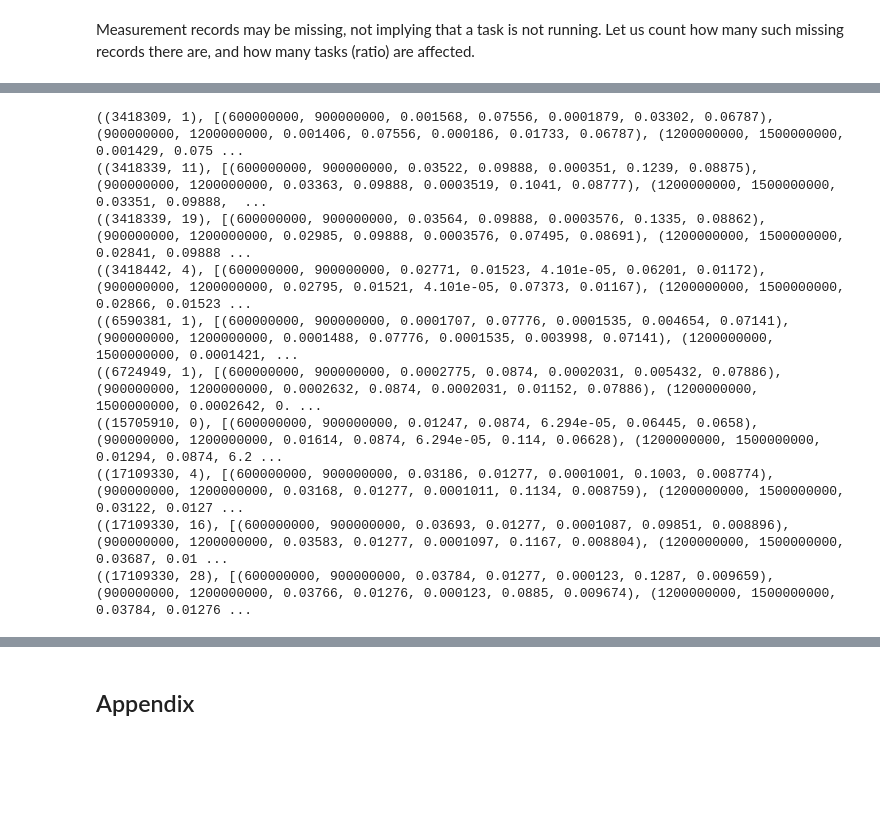
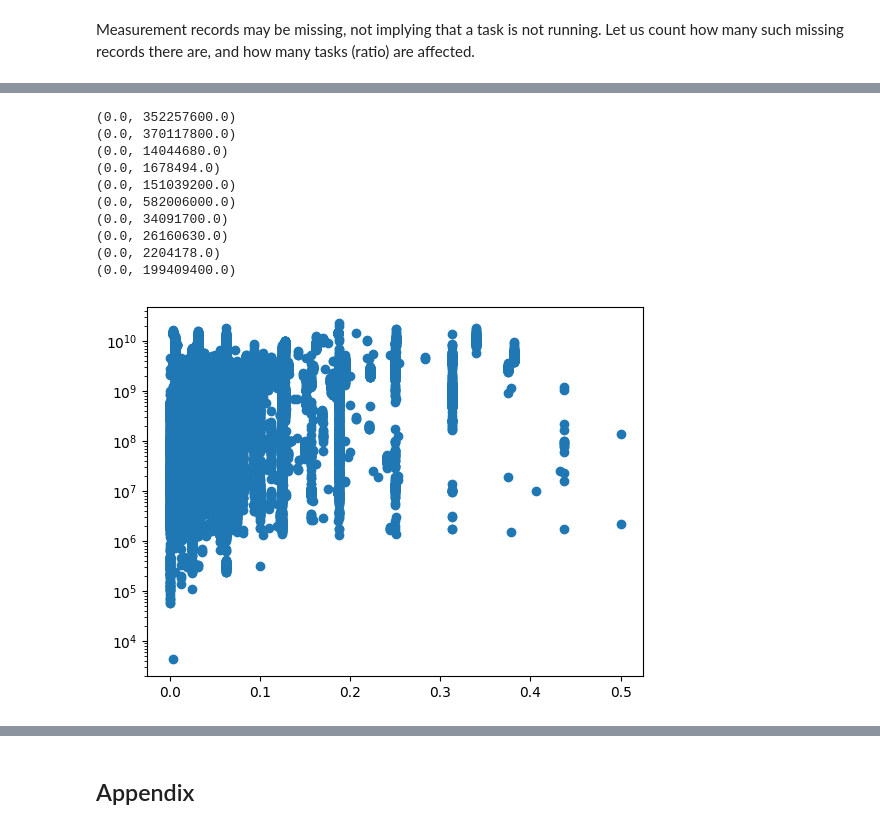
Before and after one commit to EltRnl/SparkProject, a Jupyter notebook: src/rough_exploration.ipynb, the cells around one changed output, grey strips where cells are left out. Saved outputs shown, nothing was run; the diff lists cells and outputs as text; code cells hidden in the pictures; blank space fills up the shorter version.

```diff
--- a/src/rough_exploration.ipynb
+++ b/src/rough_exploration.ipynb
@@ -440,3 +345,11 @@ As some tasks made more than one resource request in their lifetime, we need to
+# %%
+cpu_requests = task_events \
+    .filter(lambda event: task_events_get['CPU request'](event) is not None and task_events_get['event type'](event) == 0) \
+    .map(lambda event: ((task_events_get['job ID'](event), task_events_get['task index'](event)),
+        task_events_get['CPU request'](event))) \
+    .reduceByKey(lambda cpu1, cpu2: cpu1 if cpu1 == cpu2 else None) \
+    .filter(lambda event: event[1] is not None) \
+    .cache()
 # %% [markdown]
 ### Resource usage table
 
@@ -490,14 +403,36 @@ There are 179427 tasks for which we have resource consumption data.
 # %%
-for entry in resources_per_task.take(10):
-    print(entry)
+for entry in resources_per_task.take(1):
+    print(entry[0])
+    # print(entry[1])
+    for x in entry[1]:
+        print(x)
-# %% [output]
-((3418309, 1), [(600000000, 900000000, 0.001568, 0.07556, 0.0001879, 0.03302, 0.06787), (900000000, 1200000000, 0.001406, 0.07556, 0.000186, 0.01733, 0.06787), (1200000000, 1500000000, 0.001429, 0.075 ...
-((3418339, 11), [(600000000, 900000000, 0.03522, 0.09888, 0.000351, 0.1239, 0.08875), (900000000, 1200000000, 0.03363, 0.09888, 0.0003519, 0.1041, 0.08777), (1200000000, 1500000000, 0.03351, 0.09888,  ...
-((3418339, 19), [(600000000, 900000000, 0.03564, 0.09888, 0.0003576, 0.1335, 0.08862), (900000000, 1200000000, 0.02985, 0.09888, 0.0003576, 0.07495, 0.08691), (1200000000, 1500000000, 0.02841, 0.09888 ...
-((3418442, 4), [(600000000, 900000000, 0.02771, 0.01523, 4.101e-05, 0.06201, 0.01172), (900000000, 1200000000, 0.02795, 0.01521, 4.101e-05, 0.07373, 0.01167), (1200000000, 1500000000, 0.02866, 0.01523 ...
-((6590381, 1), [(600000000, 900000000, 0.0001707, 0.07776, 0.0001535, 0.004654, 0.07141), (900000000, 1200000000, 0.0001488, 0.07776, 0.0001535, 0.003998, 0.07141), (1200000000, 1500000000, 0.0001421, ...
-((6724949, 1), [(600000000, 900000000, 0.0002775, 0.0874, 0.0002031, 0.005432, 0.07886), (900000000, 1200000000, 0.0002632, 0.0874, 0.0002031, 0.01152, 0.07886), (1200000000, 1500000000, 0.0002642, 0. ...
-((15705910, 0), [(600000000, 900000000, 0.01247, 0.0874, 6.294e-05, 0.06445, 0.0658), (900000000, 1200000000, 0.01614, 0.0874, 6.294e-05, 0.114, 0.06628), (1200000000, 1500000000, 0.01294, 0.0874, 6.2 ...
-((17109330, 4), [(600000000, 900000000, 0.03186, 0.01277, 0.0001001, 0.1003, 0.008774), (900000000, 1200000000, 0.03168, 0.01277, 0.0001011, 0.1134, 0.008759), (1200000000, 1500000000, 0.03122, 0.0127 ...
-((17109330, 16), [(600000000, 900000000, 0.03693, 0.01277, 0.0001087, 0.09851, 0.008896), (900000000, 1200000000, 0.03583, 0.01277, 0.0001097, 0.1167, 0.008804), (1200000000, 1500000000, 0.03687, 0.01 ...
-((17109330, 28), [(600000000, 900000000, 0.03784, 0.01277, 0.000123, 0.1287, 0.009659), (900000000, 1200000000, 0.03766, 0.01276, 0.000123, 0.0885, 0.009674), (1200000000, 1500000000, 0.03784, 0.01276 ...
+# %%
+joined = cpu_requests \
+    .join(resources_per_task) \
+    .map(lambda x: (x[1][0], *x[1][1])) \
+    .sortBy(lambda x: x[0]) \
+    .cache()
+# %%
+for x in joined.take(5):
+    print(x)
+# %%
+cpu_req_vs_coresec = joined.map(lambda x: (x[0],x[2])).collect()
+
+for elem in cpu_req_vs_coresec[:10]:
+    print(elem)
+
+plt.scatter(*zip(*cpu_req_vs_coresec))
+plt.yscale("log")
+plt.show()
+# %% [output]
+(0.0, 352257600.0)
+(0.0, 370117800.0)
+(0.0, 14044680.0)
+(0.0, 1678494.0)
+(0.0, 151039200.0)
+(0.0, 582006000.0)
+(0.0, 34091700.0)
+(0.0, 26160630.0)
+(0.0, 2204178.0)
+(0.0, 199409400.0)
+[figure, added]
```
Also changed, not shown: parts of 34 cells of this notebook.
